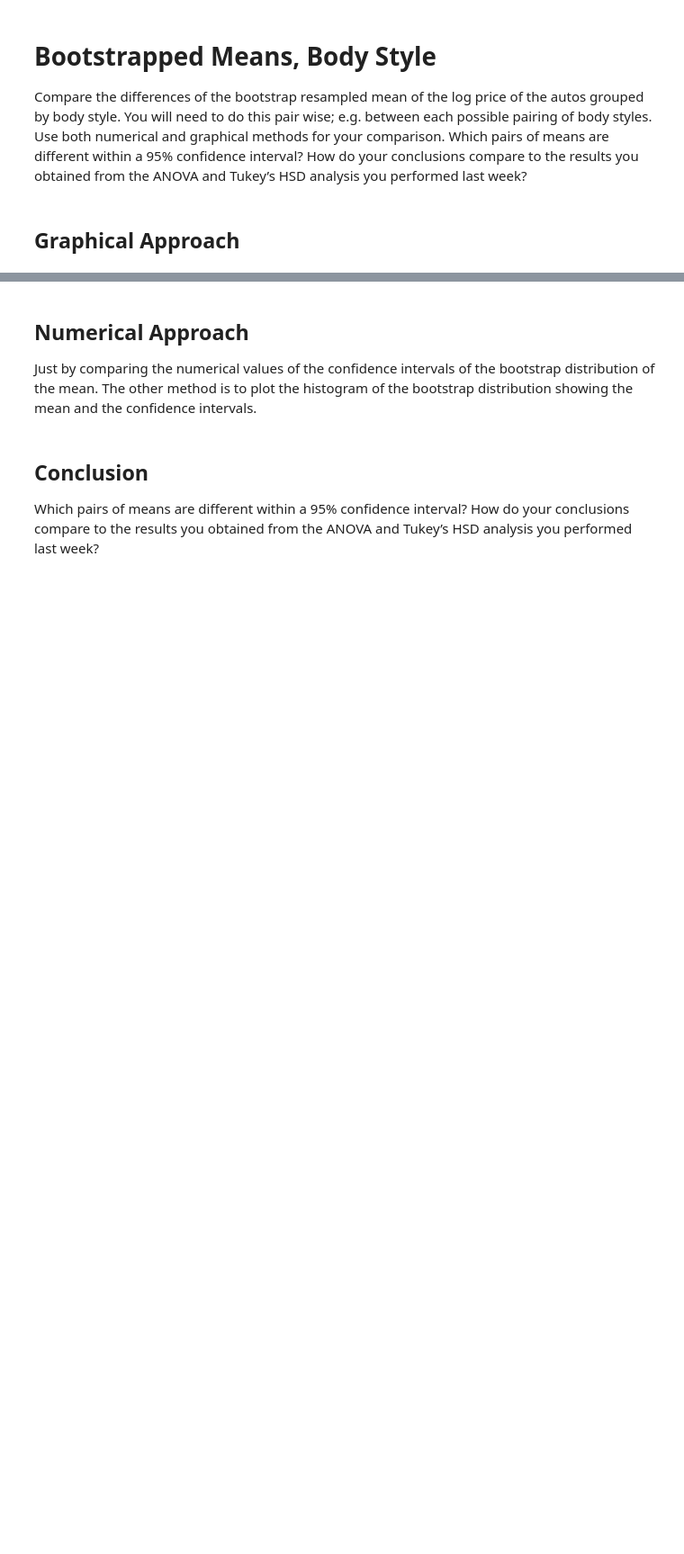
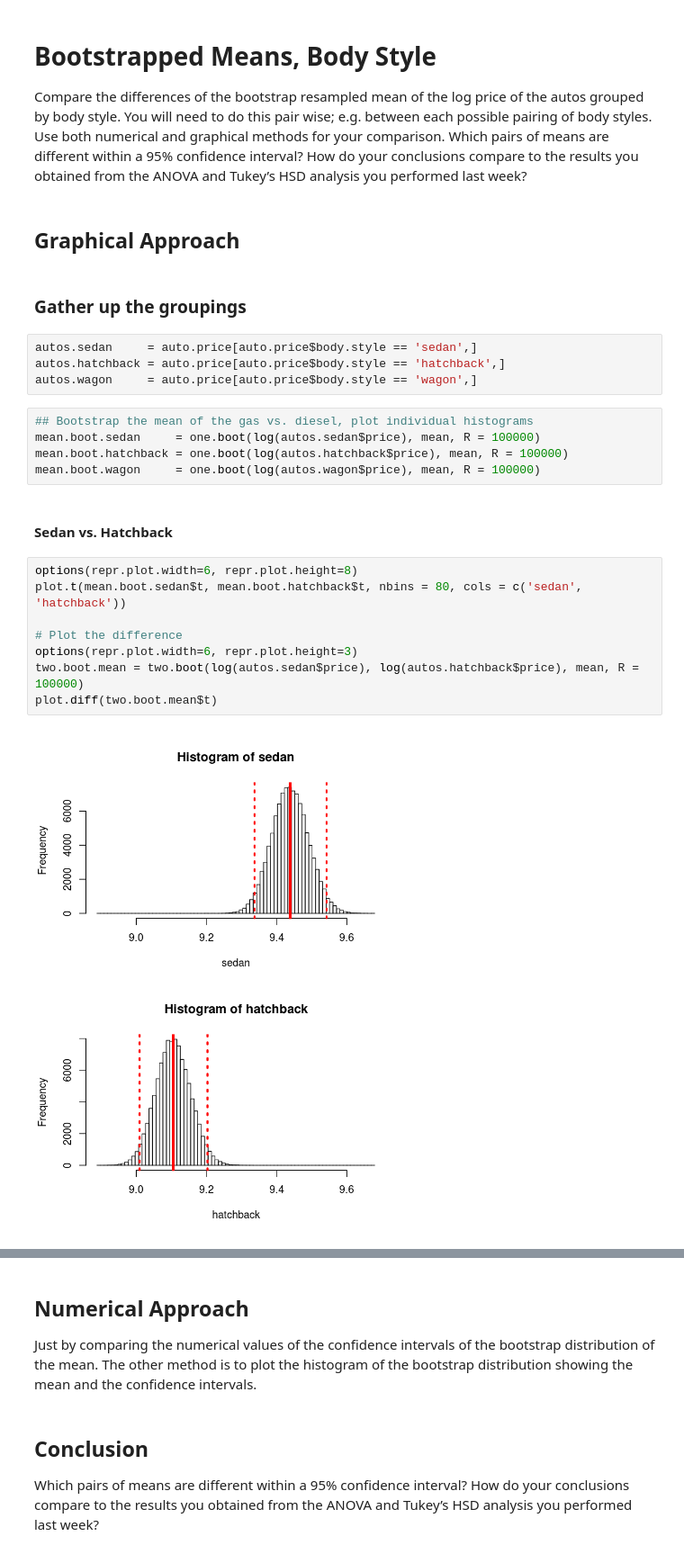
Before and after one commit to JingruWu10/UW_DataScience, a Jupyter notebook: Q2/HW05/HW05_Salemann_DRAFT.ipynb, the cells around one changed output, grey strips where cells are left out. Shown at 90% size. Cells and saved outputs as stored; diff of their text form; blank space fills up the shorter version.

```diff
--- a/Q2/HW05/HW05_Salemann_DRAFT.ipynb
+++ b/Q2/HW05/HW05_Salemann_DRAFT.ipynb
@@ -131,3 +154,26 @@ Are these means different within a 95% confidence interval? How do your conclusi
 Compare the differences of the bootstrap resampled mean of the log price of the autos grouped by body style. You will need to do this pair wise; e.g. between each possible pairing of body styles. Use both numerical and graphical methods for your comparison. Which pairs of means are different within a 95% confidence interval? How do your conclusions compare to the results you obtained from the ANOVA and Tukey’s HSD analysis you performed last week?
 # %% [markdown]
 ## Graphical Approach
+# %% [markdown]
+### Gather up the groupings
+# %%
+autos.sedan     = auto.price[auto.price$body.style == 'sedan',]
+autos.hatchback = auto.price[auto.price$body.style == 'hatchback',]
+autos.wagon     = auto.price[auto.price$body.style == 'wagon',]
+# %%
+## Bootstrap the mean of the gas vs. diesel, plot individual histograms
+mean.boot.sedan     = one.boot(log(autos.sedan$price), mean, R = 100000)
+mean.boot.hatchback = one.boot(log(autos.hatchback$price), mean, R = 100000)
+mean.boot.wagon     = one.boot(log(autos.wagon$price), mean, R = 100000)
+# %% [markdown]
+#### Sedan vs. Hatchback
+# %%
+options(repr.plot.width=6, repr.plot.height=8)
+plot.t(mean.boot.sedan$t, mean.boot.hatchback$t, nbins = 80, cols = c('sedan', 'hatchback'))
+
+# Plot the difference
+options(repr.plot.width=6, repr.plot.height=3)
+two.boot.mean = two.boot(log(autos.sedan$price), log(autos.hatchback$price), mean, R = 100000)
+plot.diff(two.boot.mean$t)
+# %% [output]
+[figure, added]
```
Also changed, not shown: parts of 37 cells of this notebook.
